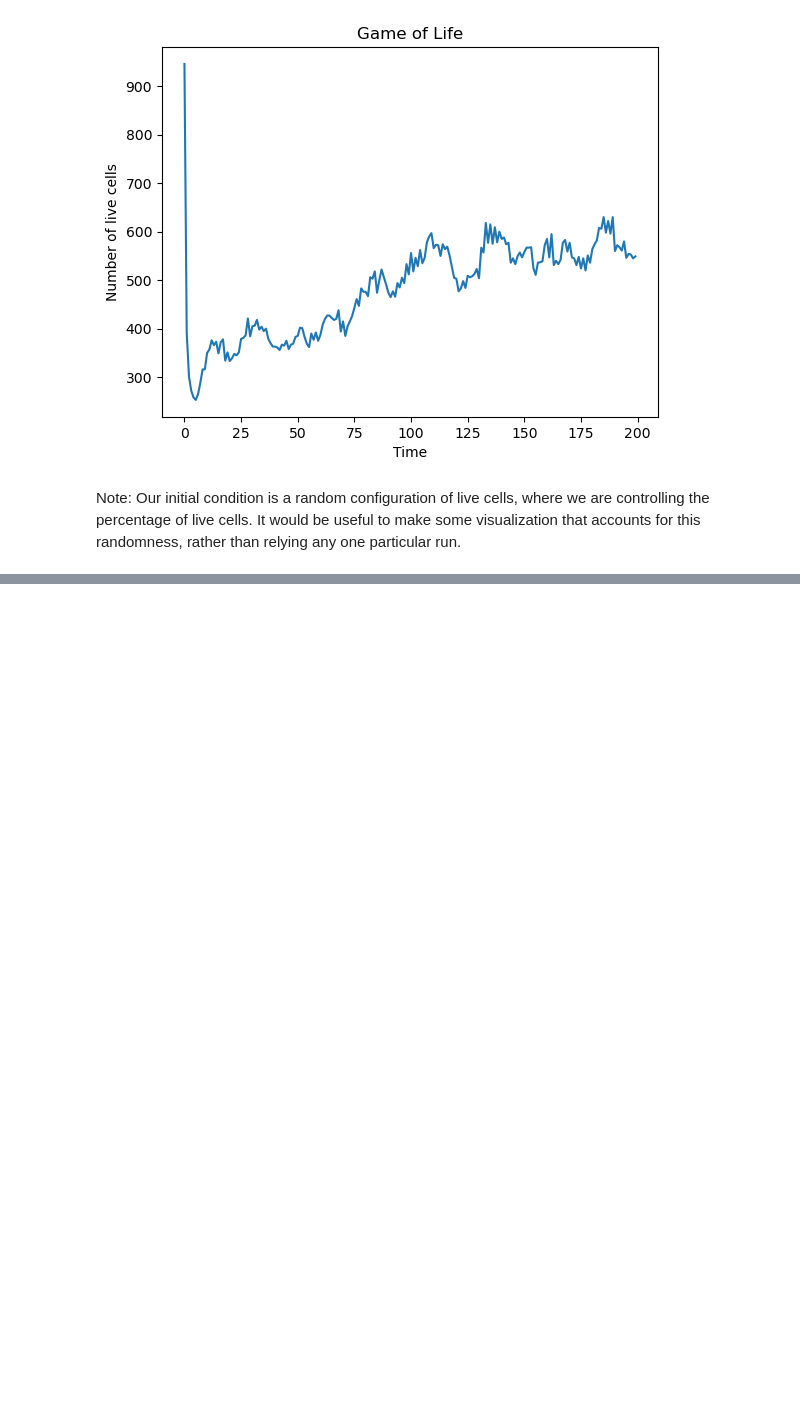
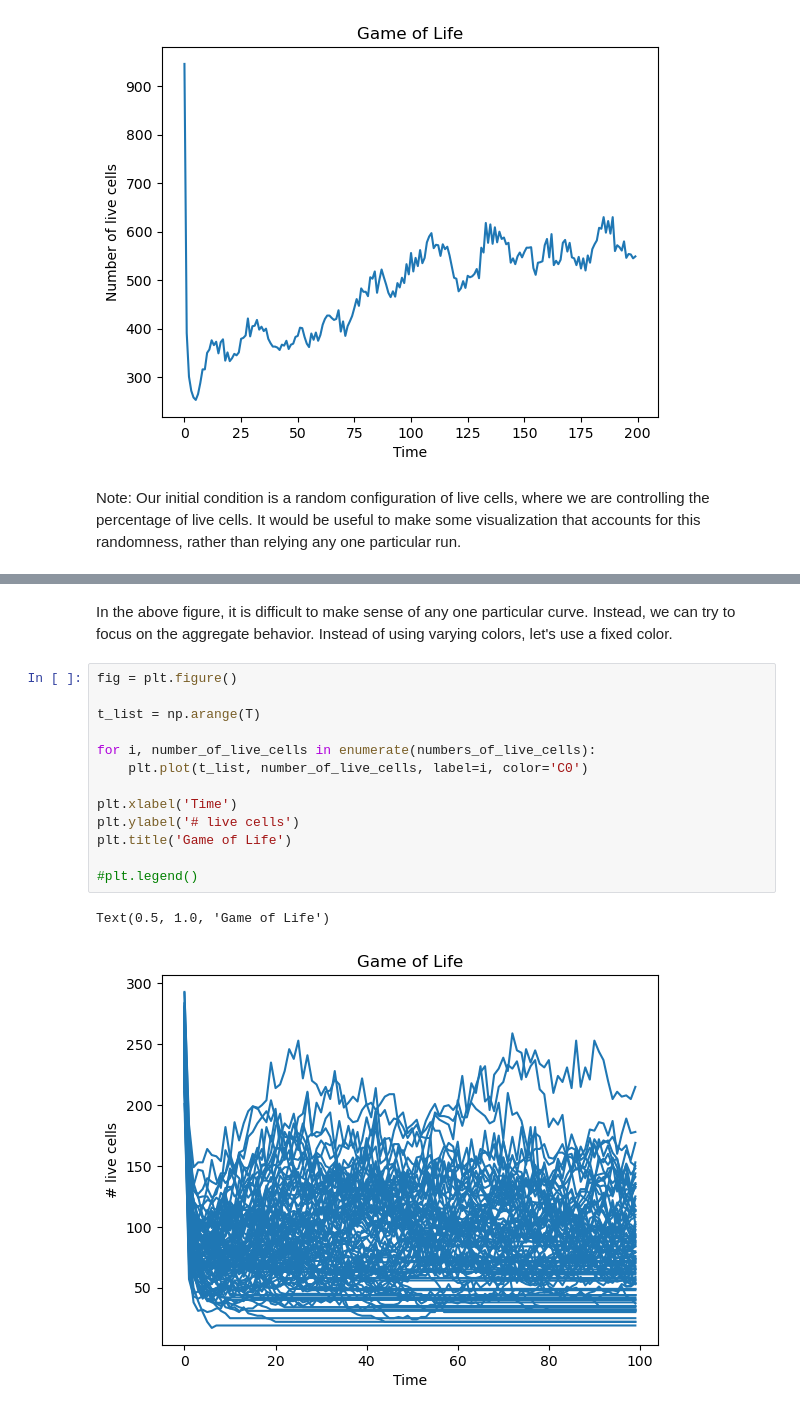
Before and after one commit to jllottes/jllottes.github.io, a Jupyter notebook: _static/weekly_notebooks/week14_notebook.ipynb, the cells around one changed output, grey strips where cells are left out. Saved outputs shown, nothing was run; the diff lists cells and outputs as text; blank space fills up the shorter version.

```diff
--- a/_static/weekly_notebooks/week14_notebook.ipynb
+++ b/_static/weekly_notebooks/week14_notebook.ipynb
@@ -87,0 +145,18 @@ Note: Our initial condition is a random configuration of live cells, where we ar
+# %% [markdown]
+In the above figure, it is difficult to make sense of any one particular curve. Instead, we can try to focus on the aggregate behavior. Instead of using varying colors, let's use a fixed color.
+# %%
+fig = plt.figure()
+
+t_list = np.arange(T)
+
+for i, number_of_live_cells in enumerate(numbers_of_live_cells):
+    plt.plot(t_list, number_of_live_cells, label=i, color='C0')
+
+plt.xlabel('Time')
+plt.ylabel('# live cells')
+plt.title('Game of Life')
+
+#plt.legend()
+# %% [output]
+Text(0.5, 1.0, 'Game of Life')
+[figure, added]
```
Also changed, not shown: parts of 52 cells of this notebook, 2 other files.
